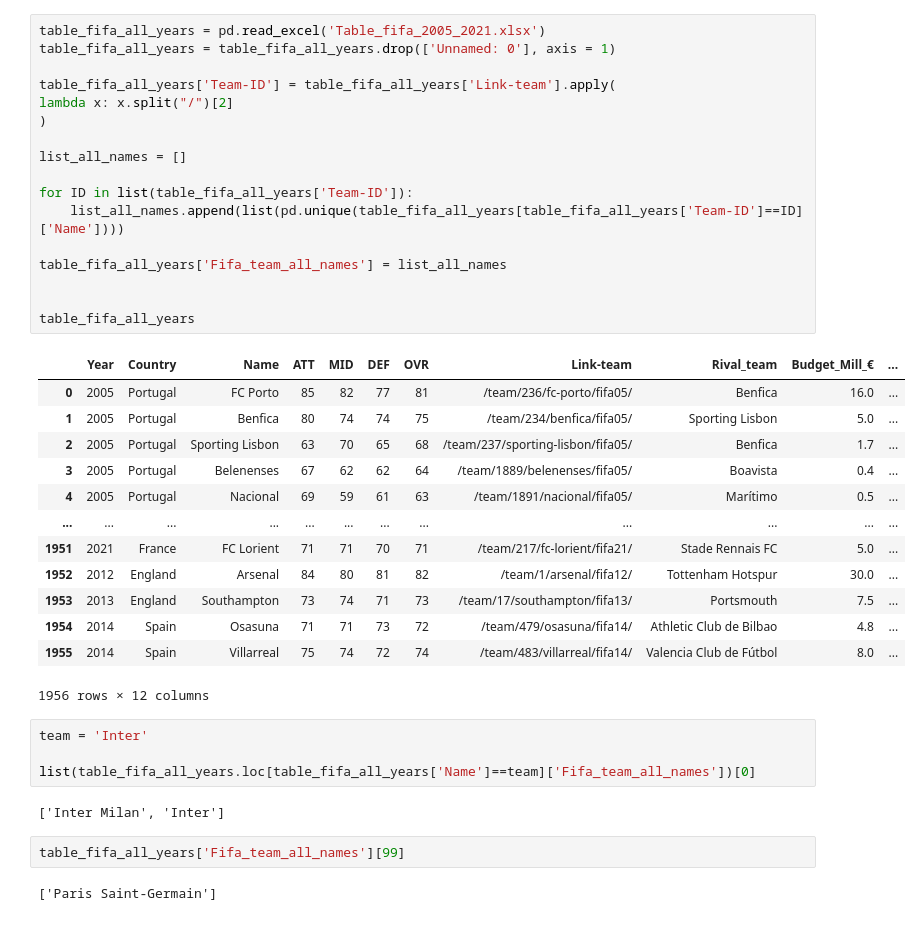
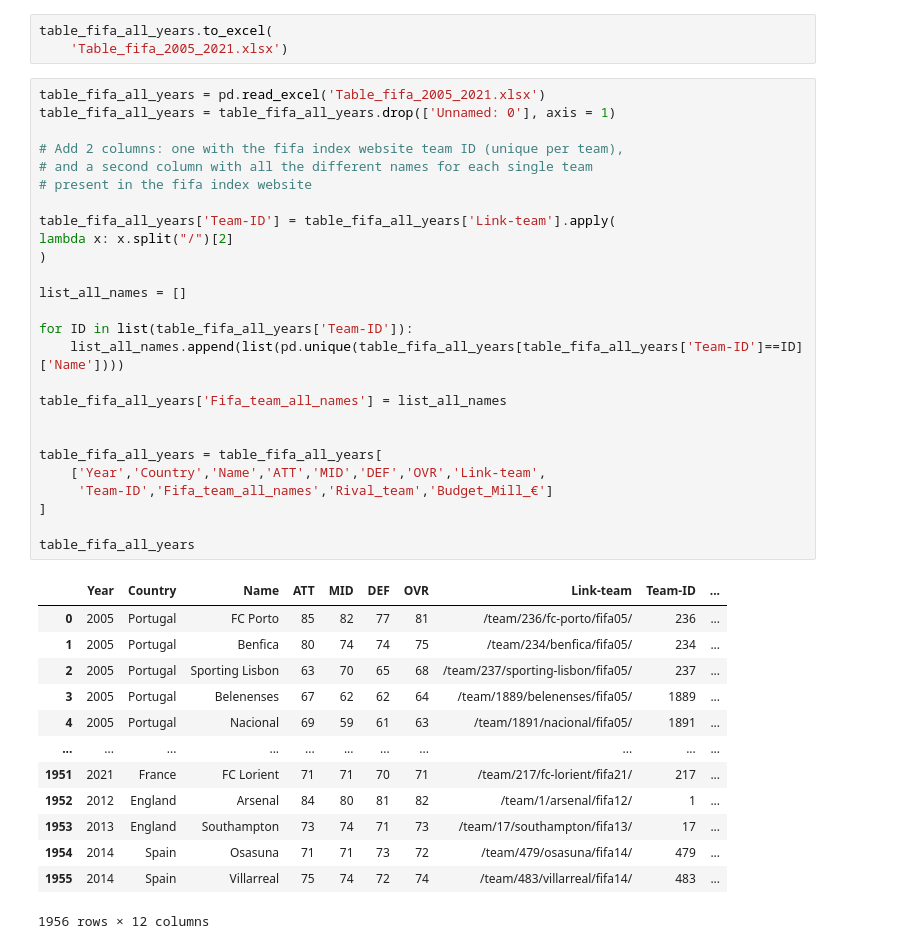
Before and after one commit to TiagoVilaVerde/TFM_KSCHOOL, a Jupyter notebook: 2. Extract teams ratings.ipynb, the cells around one changed output. Drawn from its saved outputs; the diff is of its cells as text.

```diff
--- a/2. Extract teams ratings.ipynb
+++ b/2. Extract teams ratings.ipynb
@@ -473,41 +483,43 @@ Wall time: 15.5 s
+# %%
+table_fifa_all_years.to_excel(
+    'Table_fifa_2005_2021.xlsx')
 # %%
 table_fifa_all_years = pd.read_excel('Table_fifa_2005_2021.xlsx')
 table_fifa_all_years = table_fifa_all_years.drop(['Unnamed: 0'], axis = 1)
+
+# Add 2 columns: one with the fifa index website team ID (unique per team),
+# and a second column with all the different names for each single team
+# present in the fifa index website
 
 table_fifa_all_years['Team-ID'] = table_fifa_all_years['Link-team'].apply(
 lambda x: x.split("/")[2]
 )
 
 list_all_names = []
 
 for ID in list(table_fifa_all_years['Team-ID']):
     list_all_names.append(list(pd.unique(table_fifa_all_years[table_fifa_all_years['Team-ID']==ID]['Name'])))
 
 table_fifa_all_years['Fifa_team_all_names'] = list_all_names
 
 
+table_fifa_all_years = table_fifa_all_years[
+    ['Year','Country','Name','ATT','MID','DEF','OVR','Link-team',
+     'Team-ID','Fifa_team_all_names','Rival_team','Budget_Mill_€']
+]
+
 table_fifa_all_years
 # %% [output]
-|  | Year | Country | Name | ATT | MID | DEF | OVR | Link-team | Rival_team | Budget_Mill_€ | ... |
-| 0 | 2005 | Portugal | FC Porto | 85 | 82 | 77 | 81 | /team/236/fc-porto/fifa05/ | Benfica | 16.0 | ... |
-| 1 | 2005 | Portugal | Benfica | 80 | 74 | 74 | 75 | /team/234/benfica/fifa05/ | Sporting Lisbon | 5.0 | ... |
-| 2 | 2005 | Portugal | Sporting Lisbon | 63 | 70 | 65 | 68 | /team/237/sporting-lisbon/fifa05/ | Benfica | 1.7 | ... |
-| 3 | 2005 | Portugal | Belenenses | 67 | 62 | 62 | 64 | /team/1889/belenenses/fifa05/ | Boavista | 0.4 | ... |
-| 4 | 2005 | Portugal | Nacional | 69 | 59 | 61 | 63 | /team/1891/nacional/fifa05/ | Marítimo | 0.5 | ... |
-| ... | ... | ... | ... | ... | ... | ... | ... | ... | ... | ... | ... |
-| 1951 | 2021 | France | FC Lorient | 71 | 71 | 70 | 71 | /team/217/fc-lorient/fifa21/ | Stade Rennais FC | 5.0 | ... |
-| 1952 | 2012 | England | Arsenal | 84 | 80 | 81 | 82 | /team/1/arsenal/fifa12/ | Tottenham Hotspur | 30.0 | ... |
-| 1953 | 2013 | England | Southampton | 73 | 74 | 71 | 73 | /team/17/southampton/fifa13/ | Portsmouth | 7.5 | ... |
-| 1954 | 2014 | Spain | Osasuna | 71 | 71 | 73 | 72 | /team/479/osasuna/fifa14/ | Athletic Club de Bilbao | 4.8 | ... |
-| 1955 | 2014 | Spain | Villarreal | 75 | 74 | 72 | 74 | /team/483/villarreal/fifa14/ | Valencia Club de Fútbol | 8.0 | ... |
+|  | Year | Country | Name | ATT | MID | DEF | OVR | Link-team | Team-ID | ... |
+| 0 | 2005 | Portugal | FC Porto | 85 | 82 | 77 | 81 | /team/236/fc-porto/fifa05/ | 236 | ... |
+| 1 | 2005 | Portugal | Benfica | 80 | 74 | 74 | 75 | /team/234/benfica/fifa05/ | 234 | ... |
+| 2 | 2005 | Portugal | Sporting Lisbon | 63 | 70 | 65 | 68 | /team/237/sporting-lisbon/fifa05/ | 237 | ... |
+| 3 | 2005 | Portugal | Belenenses | 67 | 62 | 62 | 64 | /team/1889/belenenses/fifa05/ | 1889 | ... |
+| 4 | 2005 | Portugal | Nacional | 69 | 59 | 61 | 63 | /team/1891/nacional/fifa05/ | 1891 | ... |
+| ... | ... | ... | ... | ... | ... | ... | ... | ... | ... | ... |
+| 1951 | 2021 | France | FC Lorient | 71 | 71 | 70 | 71 | /team/217/fc-lorient/fifa21/ | 217 | ... |
+| 1952 | 2012 | England | Arsenal | 84 | 80 | 81 | 82 | /team/1/arsenal/fifa12/ | 1 | ... |
+| 1953 | 2013 | England | Southampton | 73 | 74 | 71 | 73 | /team/17/southampton/fifa13/ | 17 | ... |
+| 1954 | 2014 | Spain | Osasuna | 71 | 71 | 73 | 72 | /team/479/osasuna/fifa14/ | 479 | ... |
+| 1955 | 2014 | Spain | Villarreal | 75 | 74 | 72 | 74 | /team/483/villarreal/fifa14/ | 483 | ... |
 1956 rows × 12 columns
-# %%
-team = 'Inter'
-
-list(table_fifa_all_years.loc[table_fifa_all_years['Name']==team]['Fifa_team_all_names'])[0]
-# %% [output]
-['Inter Milan', 'Inter']
-# %%
-table_fifa_all_years['Fifa_team_all_names'][99]
-# %% [output]
-['Paris Saint-Germain']
```
Also changed, not shown: parts of 44 cells of this notebook.
